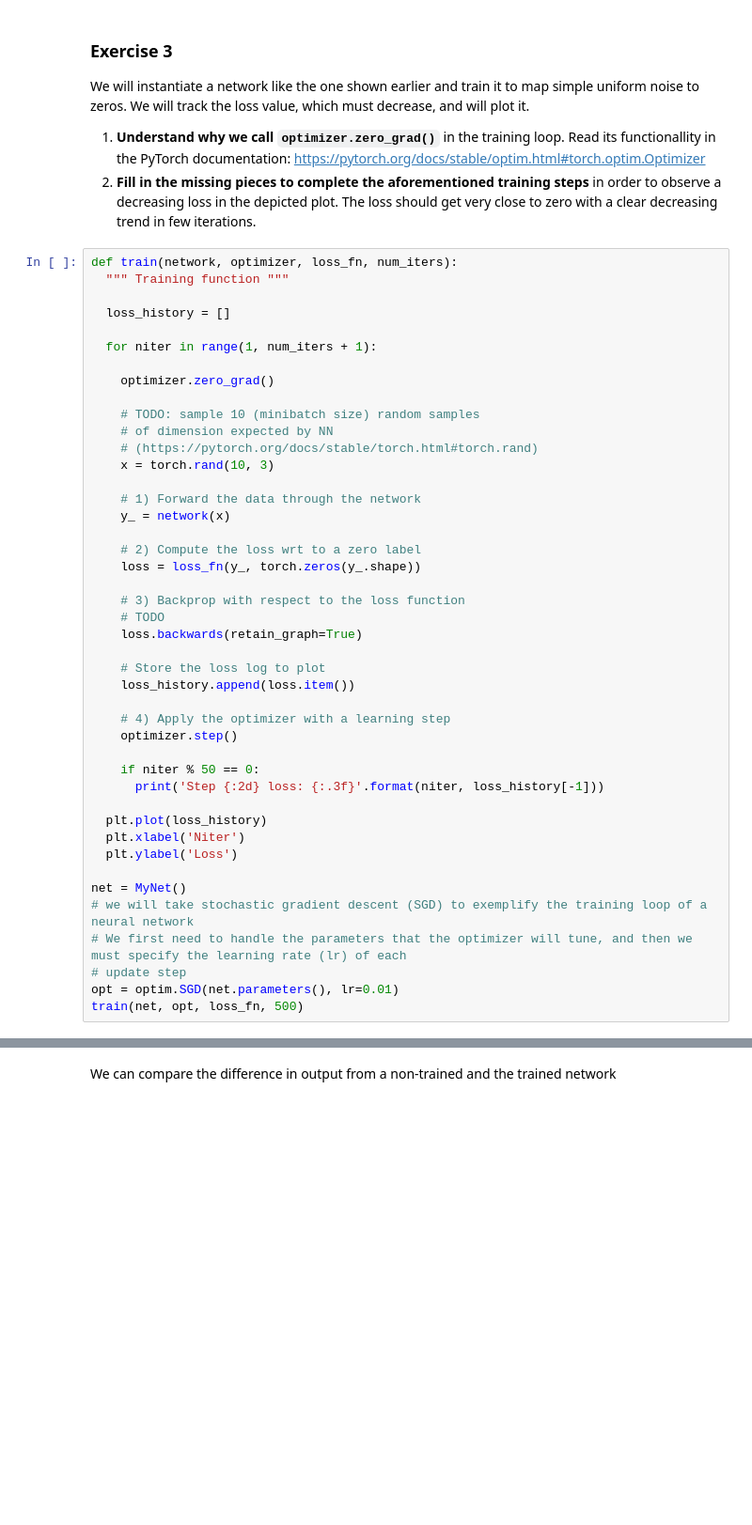
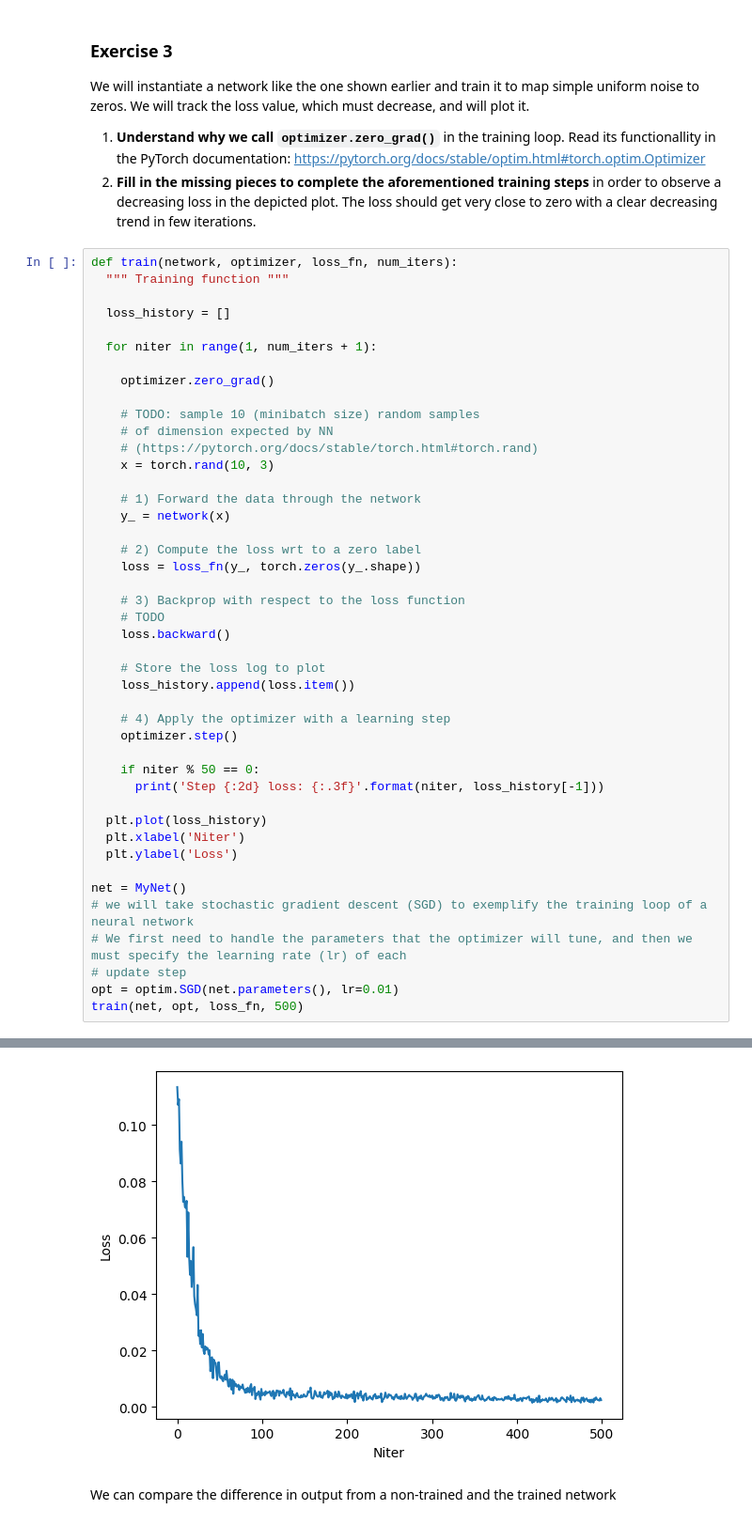
Before and after one commit to ANadalCardenas/attention, a Jupyter notebook: labs/backprop/lab_backprop_todo.ipynb, the cells around one changed output, grey strips where cells are left out. Shown: that part at 94% size. Saved outputs shown, nothing was run; the diff lists cells and outputs as text; blank space fills up the shorter version.

```diff
--- a/labs/backprop/lab_backprop_todo.ipynb
+++ b/labs/backprop/lab_backprop_todo.ipynb
@@ -296,7 +317,7 @@ def train(network, optimizer, loss_fn, num_iters):
 
     # 3) Backprop with respect to the loss function
     # TODO
-    loss.backwards(retain_graph=True)
+    loss.backward()
 
     # Store the loss log to plot
     loss_history.append(loss.item())
@@ -322,3 +352,4 @@ AttributeError: 'Tensor' object has no attribute 'backwards'
+[figure, added]
 # %% [markdown]
 We can compare the difference in output from a non-trained and the trained network
 # %%
```
Also changed, not shown: parts of 6 cells of this notebook.
